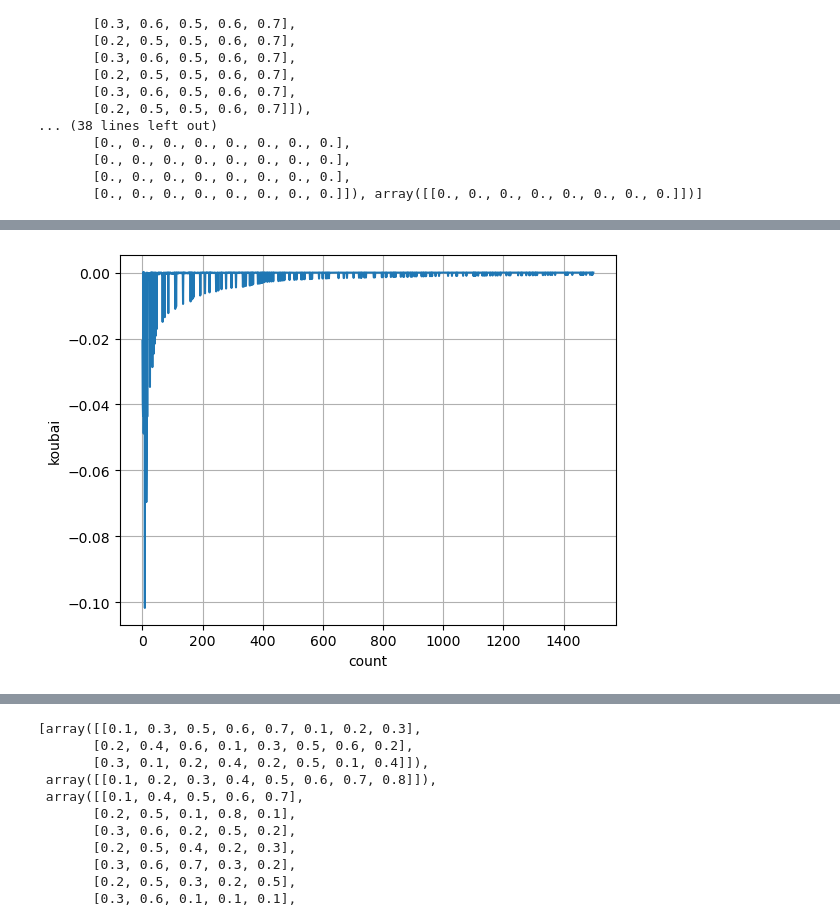
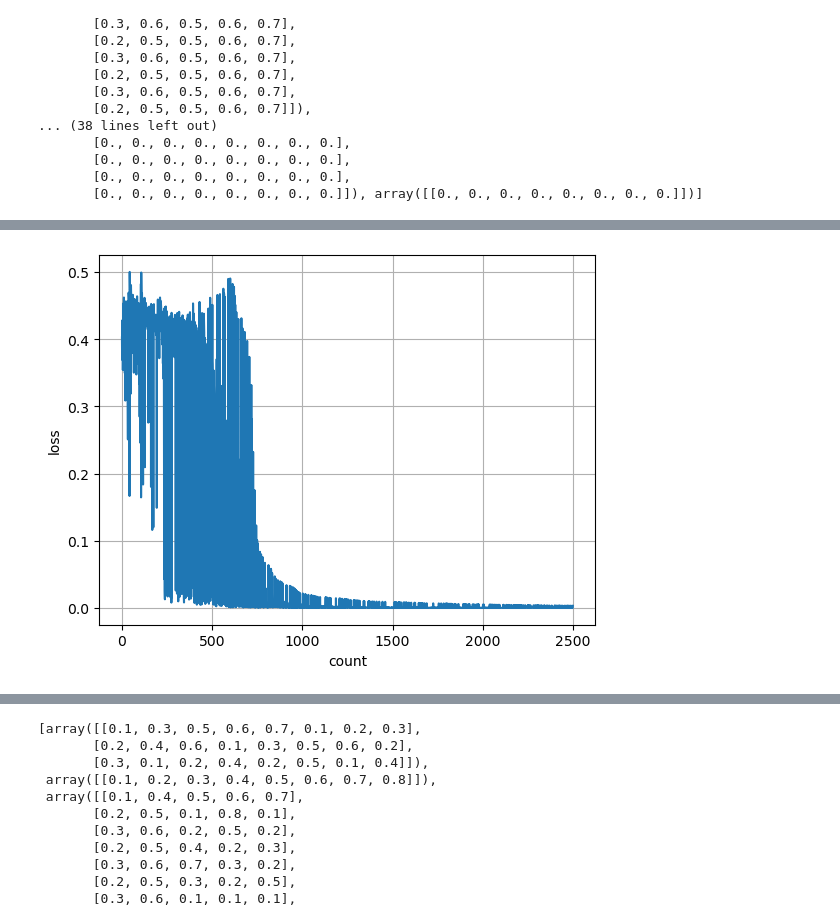
Before and after one commit to ShibuyaAtsushi/sibuya, a Jupyter notebook: my_neuralnet_1.ipynb, the cells around one changed output, grey strips where cells are left out. Drawn from its saved outputs; the diff is of its cells as text; code cells hidden in the pictures.

Commit message:
SUCCESS

```diff
--- a/my_neuralnet_1.ipynb
+++ b/my_neuralnet_1.ipynb
@@ -408,16 +408,6 @@ def softmax(a):
     sum_exp_a = np.sum(exp_a)
     y = exp_a /sum_exp_a
     return y
-
-def change_one_hot(lst):
-    # 最大値を取得
-    max_value = np.max(lst)
-
-    # 最大値だけ1、残りを0の配列に置き換える
-    result = np.zeros(8)
-    result[np.argmax(lst)] = 1
-
-    return result
 
 
 
@@ -455,57 +445,42 @@ def make_input():
     x2 = int(np.random.random()<0.5)
     teach = x2*4 + x1*2 + x0
     in_x  = np.array([x2,x1,x0])
-    teach = np.array([[int(teach==0),
+    teach = np.array([int(teach==0),
                       int(teach==1),
                       int(teach==2),
                       int(teach==3),
                       int(teach==4),
                       int(teach==5),
                       int(teach==6),
-                      int(teach==7)]])
+                      int(teach==7)])
     return in_x, teach
 
-
+W1 = 8
+W2 = 8
+W3 = 8
 
 
 #初期の重みとバイアスを記入
-w1 = np.array([[0.1, 0.3, 0.5, 0.6, 0.7, 0.1, 0.2, 0.3],
-               [0.2, 0.4, 0.6, 0.1, 0.3, 0.5, 0.6, 0.2],
-               [0.3, 0.1, 0.2, 0.4, 0.2, 0.5, 0.1, 0.4]]) #3つのニューロンから、8つのニューロンに出力する際の重み
-w1 = np.random.random([3,8])*1
+#3つのニューロンから、8つのニューロンに出力する際の重み
+w1 = np.random.random([3,W1])*0.3
 
-b1 = np.array([[0.1, 0.2, 0.3, 0.4, 0.5, 0.6, 0.7, 0.8,]]) #バイアスを8つのニューロンにたす
-b1 = np.random.random([1,8])*1
+#バイアスを8つのニューロンにたす
+b1 = np.random.random([1,W1])*0.3
+ #8つのニューロンから5つのニューロンに出力する際の重み
+w2 = np.random.random([W1,W2])*0.3
 
-w2 = np.array([[0.1, 0.4, 0.5, 0.6, 0.7],
-               [0.2, 0.5, 0.1, 0.8, 0.1],
-               [0.3, 0.6, 0.2, 0.5, 0.2],
-               [0.2, 0.5, 0.4, 0.2, 0.3],
-               [0.3, 0.6, 0.7, 0.3, 0.2],
-               [0.2, 0.5, 0.3, 0.2, 0.5],
-               [0.3, 0.6, 0.1, 0.1, 0.1],
-               [0.2, 0.5, 0.1, 0.1, 0.2]]) #8つのニューロンから5つのニューロンに出力する際の重み
-w2 = np.random.random([8,9])*1
-
-b2 = np.array([[0.1, 0.2, 0.2, 0.4, 0.4]])#5つのニューロンにたすバイアス
-b2 = np.random.random([1,9])*1
-
-w3 = np.array([[0.1, 0.3, 0.3, 0.3, 0.2, 0.1, 0.5, 0.1],
-               [0.2, 0.2, 0.1, 0.2, 0.1, 0.4, 0.2, 0.4],
-               [0.6, 0.6, 0.5, 0.5, 0.5, 0.5, 0.3, 0.7],
-               [0.3, 0.4, 0.3, 0.4, 0.7, 0.3, 0.4, 0.7],
-               [0.1, 0.1, 0.7, 0.1, 0.3, 0.2, 0.1, 0.2]]) #5つのニューロンから8つのニューロンに出力する際の重み
-w3 = np.random.random([9,8])*1
-
-b3 = np.array([[0.3, 0.2, 0.2, 0.3, 0.7, 0.2, 0.1, 0.3]]) #バイアスを8つのニューロンにたす
-b3 = np.random.random([1,8])*1
+#5つのニューロンにたすバイアス
+b2 = np.random.random([1,W2])*0.3
+ #5つのニューロンから8つのニューロンに出力する際の重み
+w3 = np.random.random([W2,W3])*0.3
+b3 = np.random.random([1,W3])*0.3
 
 #微小量hを定義
-h = 1e-4#0.0001
+h = 1e-2#0.0001
 #学習率を定義
-learning_rate = 0.1
+learning_rate = 0.8
 #学習回数を定義
-learn = 1500
+learn = 2500
 
 
 Network = set_network(w1,b1,w2,b2,w3,b3)#初期ネットワーク作成
@@ -514,8 +489,9 @@ in_x, teach = make_input()#入力データと教師信号作成
 # error = sum_squared_error(out,teach) #出力と教師を比較して誤差を計算
 # koubai_list = [[[[0] * len()] * len(Network[])] * 1] * len(Network) # koubai_list = np.zeros_like(Network)#koubai_list = [[[]]] #np.zerosのほうがよさそうなので変えた
 
-koubai_list = [np.zeros_like(w1), np.zeros_like(b1), np.zeros_like(w2), np.zeros_like(b2), np.zeros_like(w3), np.zeros_like(b3)] #なんでも配列のlistナノで、計算用の形でないので、np.arrayに
-koubai_list = np.array(koubai_list)
+# koubai_list = [np.zeros_like(w1), np.zeros_like(b1), np.zeros_like(w2), np.zeros_like(b2), np.zeros_like(w3), np.zeros_like(b3)] #なんでも配列のlistナノで、計算用の形でないので、np.arrayに
+koubai_list = np.array([np.zeros_like(w1), np.zeros_like(b1), np.zeros_like(w2), np.zeros_like(b2), np.zeros_like(w3), np.zeros_like(b3)]) #なんでも配列のlistナノで、計算用の形でないので、np.arrayに
+# koubai_list = np.array(koubai_list)
 # print("firstnetwork")
 # pprint.pprint(Network)
 
@@ -548,7 +524,7 @@ for i in range(learn):
                 # print(in_x)
                 # print(teach)
 
-                koubai = bibun_numerical_gradient(loss2,loss1) #２つの誤差から、勾配を求める（損失関数の微分値が求まる）
+                koubai = bibun_numerical_gradient(loss1,loss2) #２つの誤差から、勾配を求める（損失関数の微分値が求まる）
                 # print("----------------------------------")
                 # pprint.pprint(koubai_list)
                 # print(loss1)
@@ -559,27 +535,24 @@ for i in range(learn):
 
                 koubai_list[param][gyou][retsu] = koubai #勾配情報をリストに保存する　これを繰り返すと、各パラメータの勾配のリストが完成する
                 # pprint.pprint(koubai_list)
+        Network[param] -= koubai_list[param] * learning_rate # Network -= koubai_list * learning_rate #パラメータを更新
+    out3 = forward(Network, in_x)
+    loss = sum_squared_error(out3,teach)
+    COUNT.append(i)
+    LOSS.append(loss)
 
+A = forward(Network,in_x)
 
-    Network -= koubai_list * learning_rate #パラメータを更新
-    # for param in range(len(Network)):
-    #     Network[param] -= koubai_list[param] * learning_rate
-    COUNT.append(i)
-    LOSS.append(koubai)
-
-    # print("success")
-in_x, teach = make_input()
-A = forward(Network,in_x)
 print("------endnetwork-------")
 pprint.pprint(Network)
 print("教師＝" , teach)
 print("入力＝" , in_x)
-A = change_one_hot(A)
-print("結果（確率）" , A)
+# A = change_one_hot(A)
+print("結果（確率）" , np.round(A*100,1))
 
 plt.plot(COUNT, LOSS)
 plt.xlabel("count")
-plt.ylabel("koubai")
+plt.ylabel("loss")
 plt.grid()
 plt.show()
 
@@ -619,4 +592,4 @@ array([array([[0.13167318, 0.77865039, 0.03031037, 0.01533376, 0.28831987,
-[figure, old version]
+[figure, new version]
 # %%
 #ただの推論
 in_x, teach = make_input()
```
Also changed, not shown: parts of 3 cells of this notebook.
